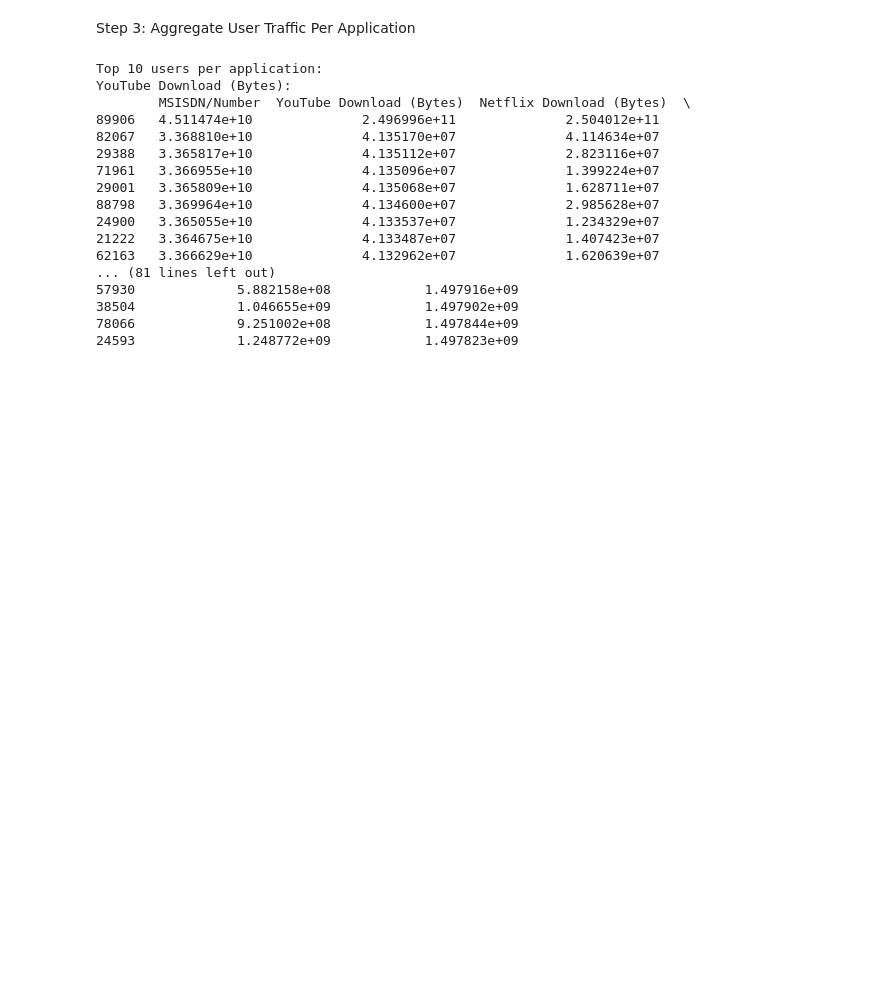
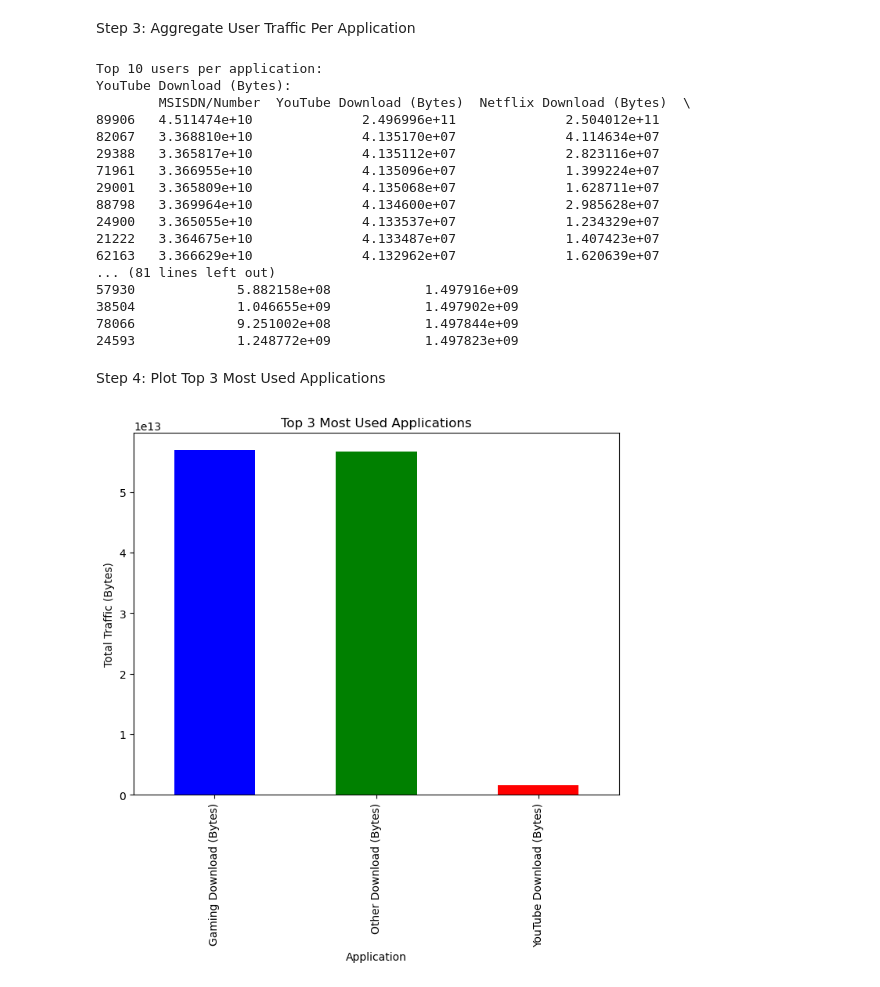
Before and after one commit to AregawiF/TellCo-Analysis-and-Growth-Opportunity-Dashboard, a Jupyter notebook: notebooks/ExploratoryDataAnalysis.ipynb, the cells around one changed output. Saved outputs shown, nothing was run; the diff lists cells and outputs as text; code cells hidden in the pictures; blank space fills up the shorter version.

```diff
--- a/notebooks/ExploratoryDataAnalysis.ipynb
+++ b/notebooks/ExploratoryDataAnalysis.ipynb
@@ -354,3 +354,21 @@ YouTube Download (Bytes):
 38504             1.046655e+09            1.497902e+09
 78066             9.251002e+08            1.497844e+09
 24593             1.248772e+09            1.497823e+09
+# %% [markdown]
+Step 4: Plot Top 3 Most Used Applications
+# %%
+# Aggregate total traffic per application
+total_traffic_per_app = df[applications].sum().sort_values(ascending=False)
+
+# Select the top 3 applications
+top_3_apps = total_traffic_per_app[:3]
+
+# Plot
+plt.figure(figsize=(8, 6))
+top_3_apps.plot(kind='bar', color=['blue', 'green', 'red'])
+plt.title('Top 3 Most Used Applications')
+plt.xlabel('Application')
+plt.ylabel('Total Traffic (Bytes)')
+plt.show()
+# %% [output]
+[figure, added]
```
Also changed, not shown: parts of 2 cells of this notebook.
